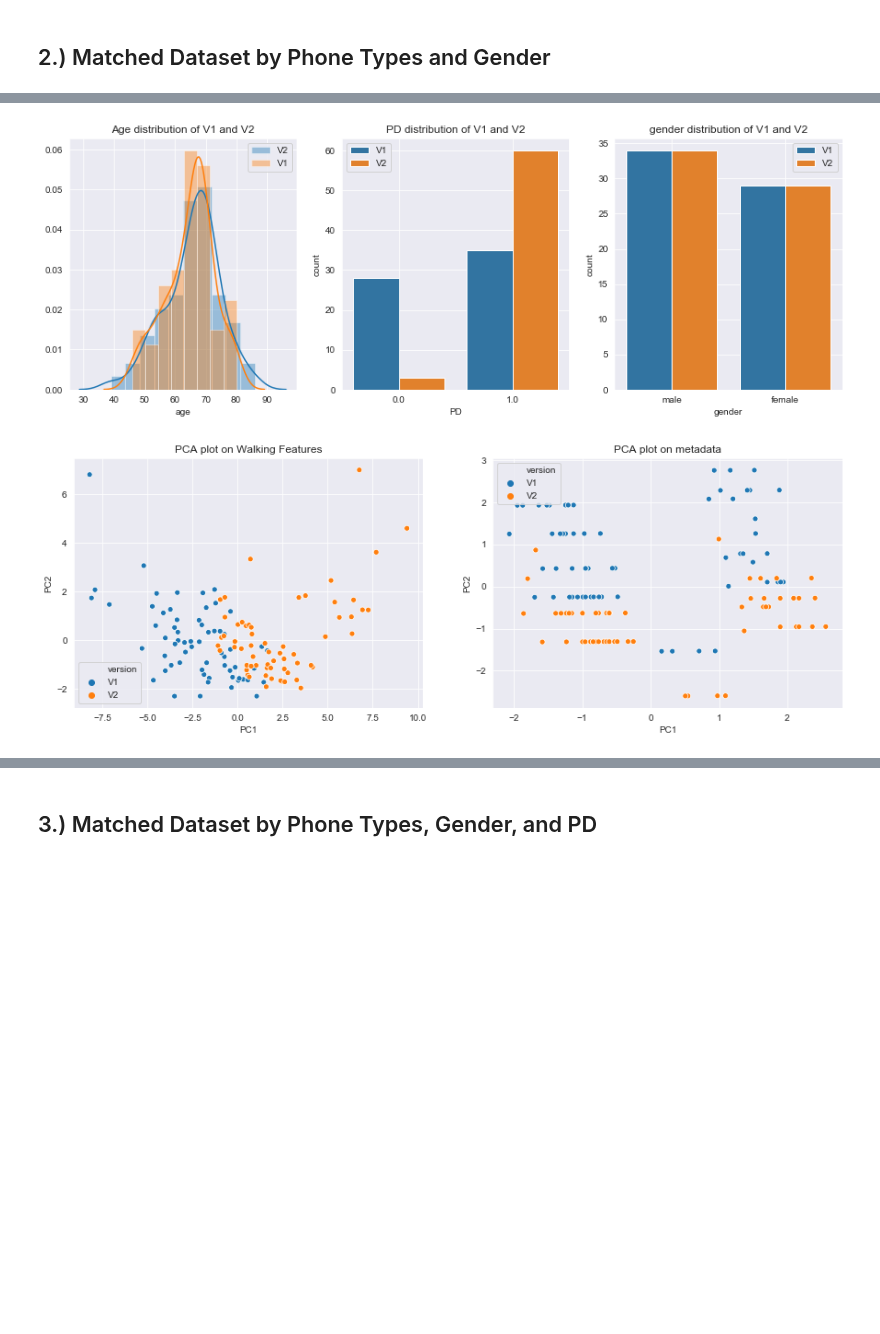
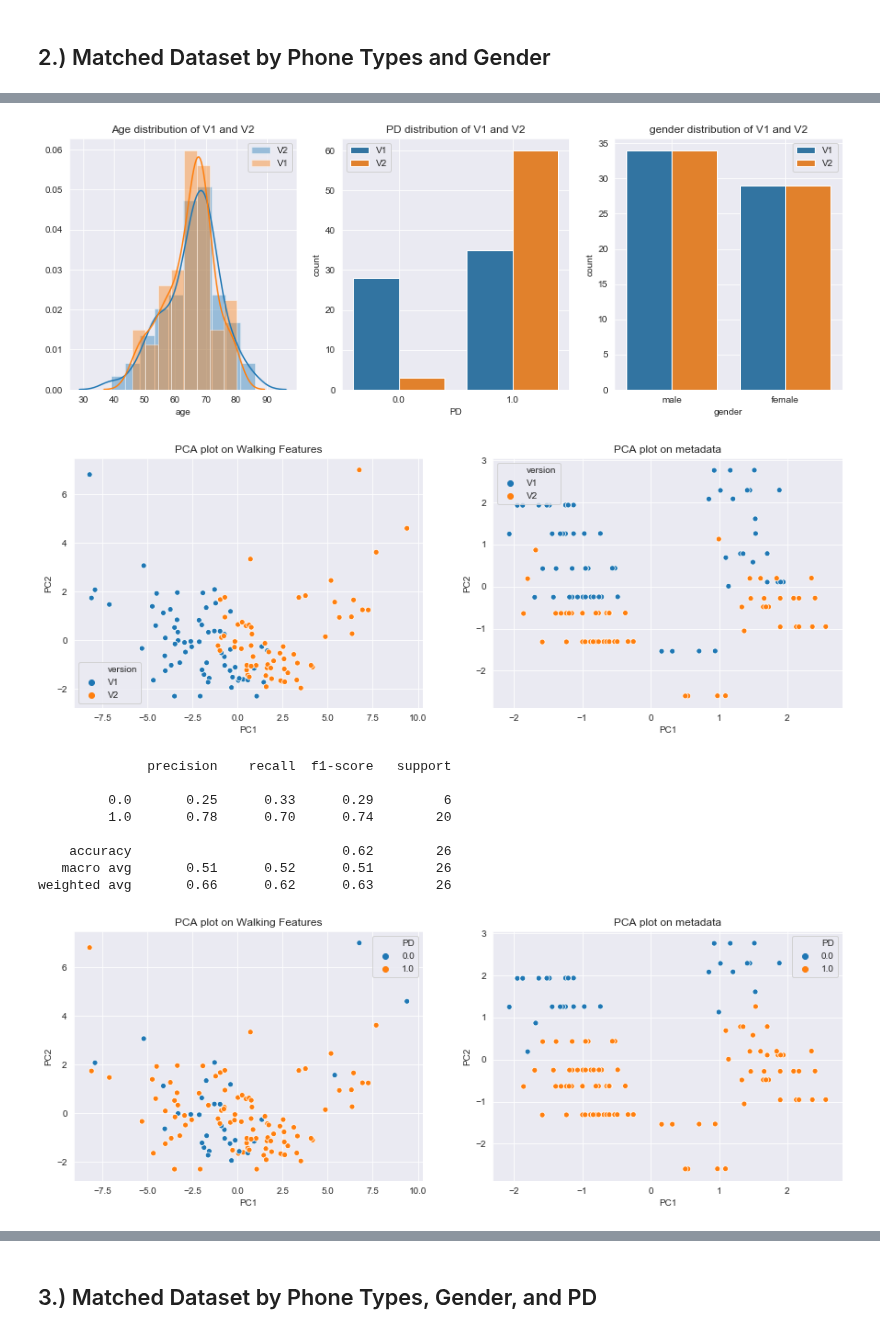
Before and after one commit to arytontediarjo/mPower-Analysis, a Jupyter notebook: Notebooks/Other-analysis-notebook/matching_preliminary_ideas.ipynb, the cells around one changed output, grey strips where cells are left out. Drawn from its saved outputs; the diff is of its cells as text; code cells hidden in the pictures; blank space fills up the shorter version.

```diff
--- a/Notebooks/Other-analysis-notebook/matching_preliminary_ideas.ipynb
+++ b/Notebooks/Other-analysis-notebook/matching_preliminary_ideas.ipynb
@@ -367,16 +377,26 @@ The prematching plot shows that there are a very large separation accross the ve
 # %%
 balance_hc_data = balance_hc(encoded_data, ["phone_type", "gender"]).reset_index(drop = True)
 show_distribution(balance_hc_data[metadata_feat_cols], "version")
 PCA_plotter(balance_hc_data, walking_feat_cols, OHE_feat_cols, "version")
+PCA_plotter(balance_hc_data, walking_feat_cols, OHE_feat_cols, "PD")
 # %% [output]
               precision    recall  f1-score   support
 
           V1       0.80      0.75      0.77        16
           V2       0.64      0.70      0.67        10
 
     accuracy                           0.73        26
    macro avg       0.72      0.72      0.72        26
 weighted avg       0.74      0.73      0.73        26
 [figure]
 [figure]
+              precision    recall  f1-score   support
+
+         0.0       0.25      0.33      0.29         6
+         1.0       0.78      0.70      0.74        20
+
+    accuracy                           0.62        26
+   macro avg       0.51      0.52      0.51        26
+weighted avg       0.66      0.62      0.63        26
+[figure, added]
 # %% [markdown]
```
Also changed, not shown: parts of 7 cells of this notebook, 8 other files.
